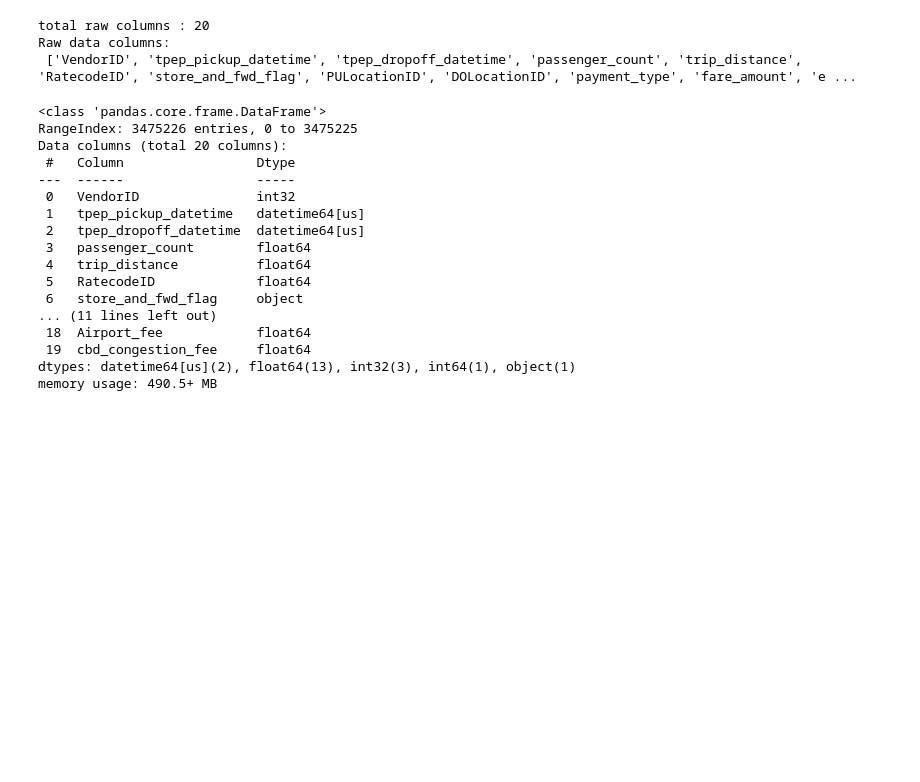
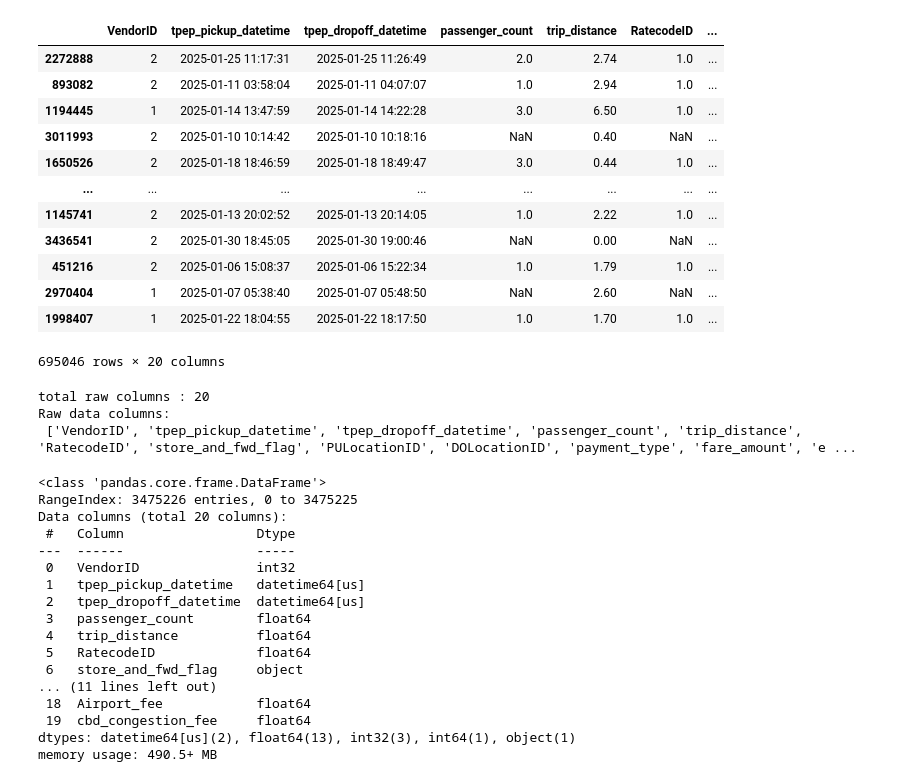
Before and after one commit to ManojKalishvaran/NYC_taxi_fair_prediction_mlops, a Jupyter notebook: notebooks/nb1.ipynb, the cells around one changed output. Drawn from its saved outputs; the diff is of its cells as text; code cells hidden in the pictures; blank space fills up the shorter version.

```diff
--- a/notebooks/nb1.ipynb
+++ b/notebooks/nb1.ipynb
@@ -18,3 +109,19 @@ data_raw = pd.read_parquet(r"D:\NYC_taxi_fair_prediction_mlops\NYC_taxi_fair_pre
+# %%
+pd.concat([x_test, y_test], axis=1)
+# %% [output]
+|  | VendorID | tpep_pickup_datetime | tpep_dropoff_datetime | passenger_count | trip_distance | RatecodeID | ... |
+| 2272888 | 2 | 2025-01-25 11:17:31 | 2025-01-25 11:26:49 | 2.0 | 2.74 | 1.0 | ... |
+| 893082 | 2 | 2025-01-11 03:58:04 | 2025-01-11 04:07:07 | 1.0 | 2.94 | 1.0 | ... |
+| 1194445 | 1 | 2025-01-14 13:47:59 | 2025-01-14 14:22:28 | 3.0 | 6.50 | 1.0 | ... |
+| 3011993 | 2 | 2025-01-10 10:14:42 | 2025-01-10 10:18:16 | NaN | 0.40 | NaN | ... |
+| 1650526 | 2 | 2025-01-18 18:46:59 | 2025-01-18 18:49:47 | 3.0 | 0.44 | 1.0 | ... |
+| ... | ... | ... | ... | ... | ... | ... | ... |
+| 1145741 | 2 | 2025-01-13 20:02:52 | 2025-01-13 20:14:05 | 1.0 | 2.22 | 1.0 | ... |
+| 3436541 | 2 | 2025-01-30 18:45:05 | 2025-01-30 19:00:46 | NaN | 0.00 | NaN | ... |
+| 451216 | 2 | 2025-01-06 15:08:37 | 2025-01-06 15:22:34 | 1.0 | 1.79 | 1.0 | ... |
+| 2970404 | 1 | 2025-01-07 05:38:40 | 2025-01-07 05:48:50 | NaN | 2.60 | NaN | ... |
+| 1998407 | 1 | 2025-01-22 18:04:55 | 2025-01-22 18:17:50 | 1.0 | 1.70 | 1.0 | ... |
+695046 rows × 20 columns
 # %%
 raw_data_columns = list(data_raw.columns)
 print(f"total raw columns : {len(raw_data_columns)}")
```
Also changed, not shown: parts of 11 cells of this notebook, 14 other files.
